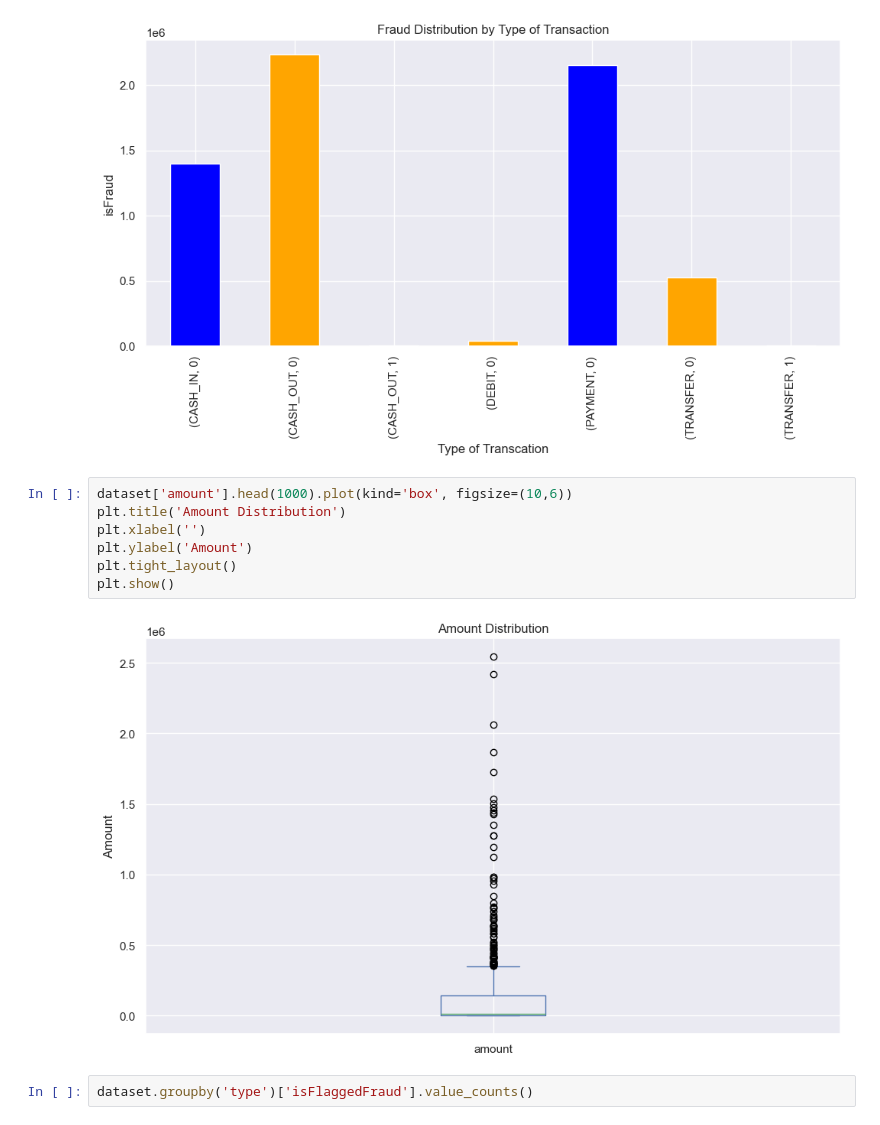
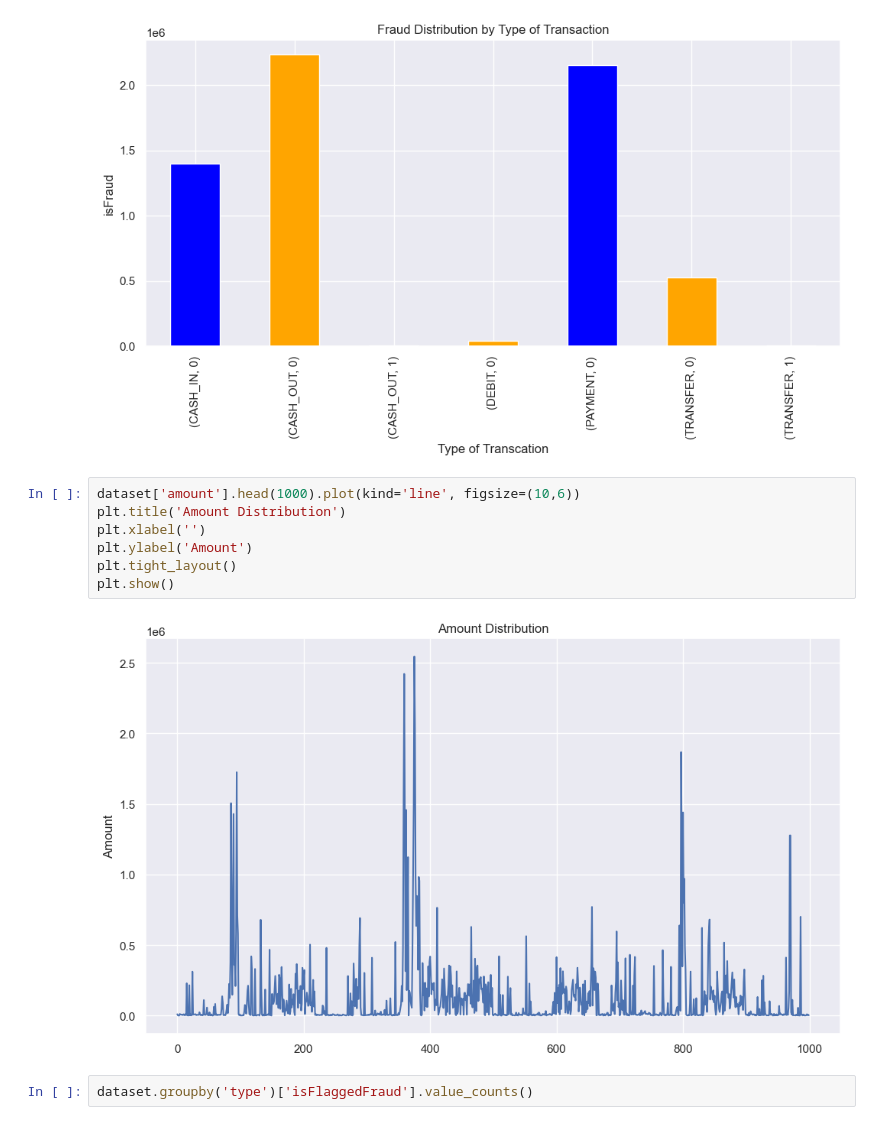
Before and after one commit to vijayabhaskarvb/Data_Science_Projects, a Jupyter notebook: 1. Real-time Fraud Detection System for Banking/Fraud_Detection.ipynb, the cells around one changed output. Drawn from its saved outputs; the diff is of its cells as text.

```diff
--- a/1. Real-time Fraud Detection System for Banking/Fraud_Detection.ipynb
+++ b/1. Real-time Fraud Detection System for Banking/Fraud_Detection.ipynb
@@ -142,14 +142,14 @@ plt.show()
 # %% [output]
 [figure]
 # %%
-dataset['amount'].head(1000).plot(kind='box', figsize=(10,6))
+dataset['amount'].head(1000).plot(kind='line', figsize=(10,6))
 plt.title('Amount Distribution')
 plt.xlabel('')
 plt.ylabel('Amount')
 plt.tight_layout()
 plt.show()
 # %% [output]
-[figure, old version]
+[figure, new version]
 # %%
 dataset.groupby('type')['isFlaggedFraud'].value_counts()
 # %% [output]
```
